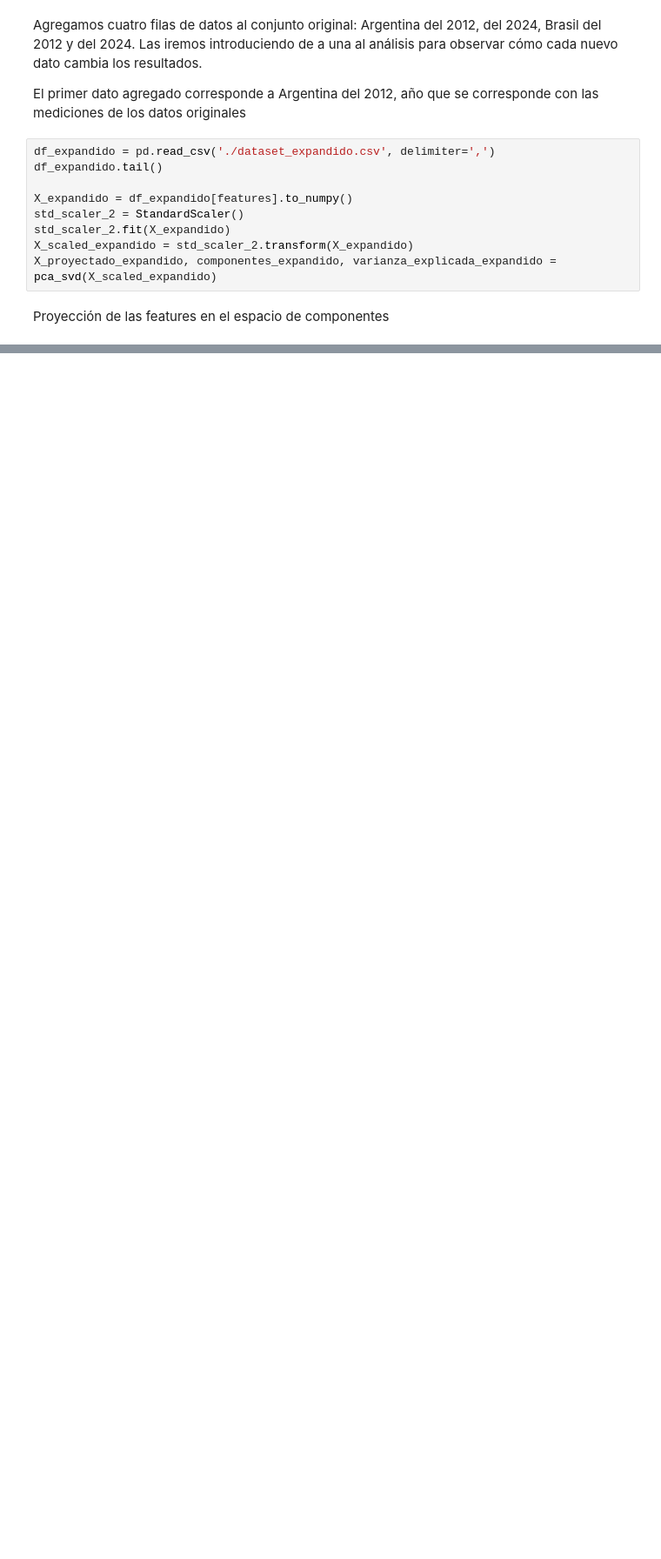
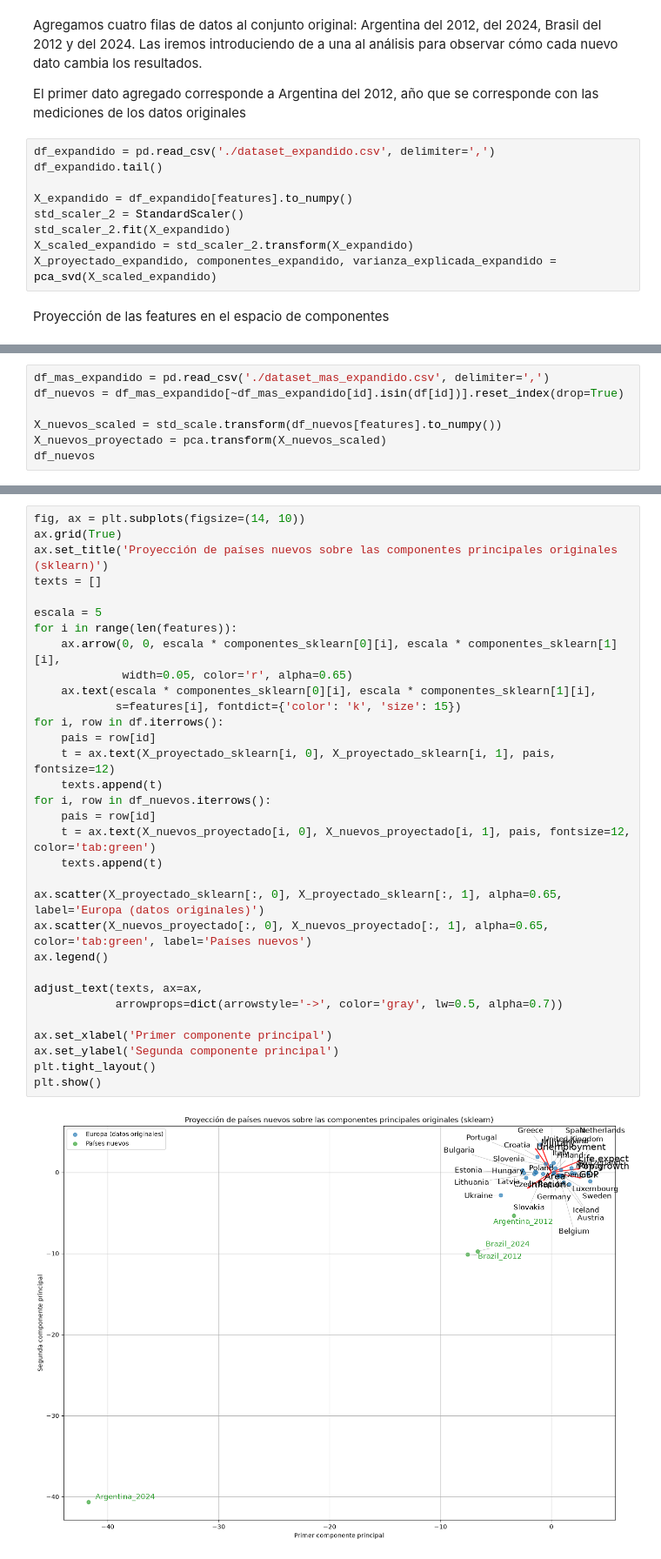
Before and after one commit to JulianDamelamia/guia_pca, a Jupyter notebook: actividad_2_3.ipynb, the cells around one changed output, grey strips where cells are left out. Shown at 87% size. Saved outputs shown, nothing was run; the diff lists cells and outputs as text; blank space fills up the shorter version.

Commit message:
Proyección de países nuevos sobre PCA original, PCA recalculado y SPLOM
Co-Authored-By: Claude Opus 5.5 (1M context) <noreply@anthropic.com>

```diff
--- a/actividad_2_3.ipynb
+++ b/actividad_2_3.ipynb
@@ -286,0 +289,7 @@ plt.show()
+# %%
+df_mas_expandido = pd.read_csv('./dataset_mas_expandido.csv', delimiter=',')
+df_nuevos = df_mas_expandido[~df_mas_expandido[id].isin(df[id])].reset_index(drop=True)
+
+X_nuevos_scaled = std_scale.transform(df_nuevos[features].to_numpy())
+X_nuevos_proyectado = pca.transform(X_nuevos_scaled)
+df_nuevos
@@ -286,0 +302,34 @@ plt.show()
+# %%
+fig, ax = plt.subplots(figsize=(14, 10))
+ax.grid(True)
+ax.set_title('Proyección de países nuevos sobre las componentes principales originales (sklearn)')
+texts = []
+
+escala = 5
+for i in range(len(features)):
+    ax.arrow(0, 0, escala * componentes_sklearn[0][i], escala * componentes_sklearn[1][i],
+             width=0.05, color='r', alpha=0.65)
+    ax.text(escala * componentes_sklearn[0][i], escala * componentes_sklearn[1][i],
+            s=features[i], fontdict={'color': 'k', 'size': 15})
+for i, row in df.iterrows():
+    pais = row[id]
+    t = ax.text(X_proyectado_sklearn[i, 0], X_proyectado_sklearn[i, 1], pais, fontsize=12)
+    texts.append(t)
+for i, row in df_nuevos.iterrows():
+    pais = row[id]
+    t = ax.text(X_nuevos_proyectado[i, 0], X_nuevos_proyectado[i, 1], pais, fontsize=12, color='tab:green')
+    texts.append(t)
+
+ax.scatter(X_proyectado_sklearn[:, 0], X_proyectado_sklearn[:, 1], alpha=0.65, label='Europa (datos originales)')
+ax.scatter(X_nuevos_proyectado[:, 0], X_nuevos_proyectado[:, 1], alpha=0.65, color='tab:green', label='Países nuevos')
+ax.legend()
+
+adjust_text(texts, ax=ax,
+            arrowprops=dict(arrowstyle='->', color='gray', lw=0.5, alpha=0.7))
+
+ax.set_xlabel('Primer componente principal')
+ax.set_ylabel('Segunda componente principal')
+plt.tight_layout()
+plt.show()
+# %% [output]
+[figure, added]
```
Also changed, not shown: parts of 13 cells of this notebook.
